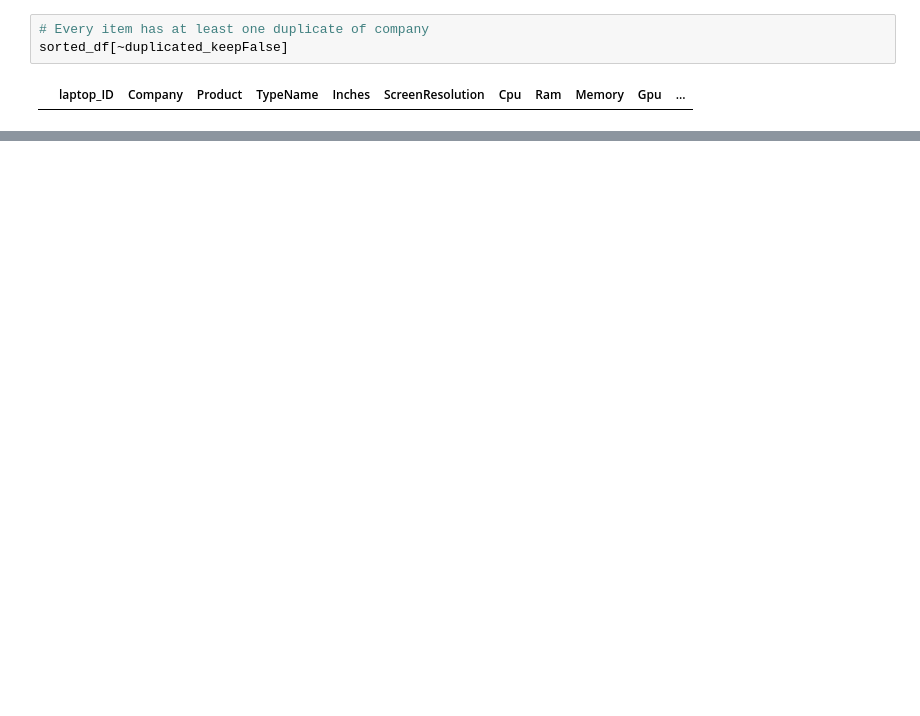
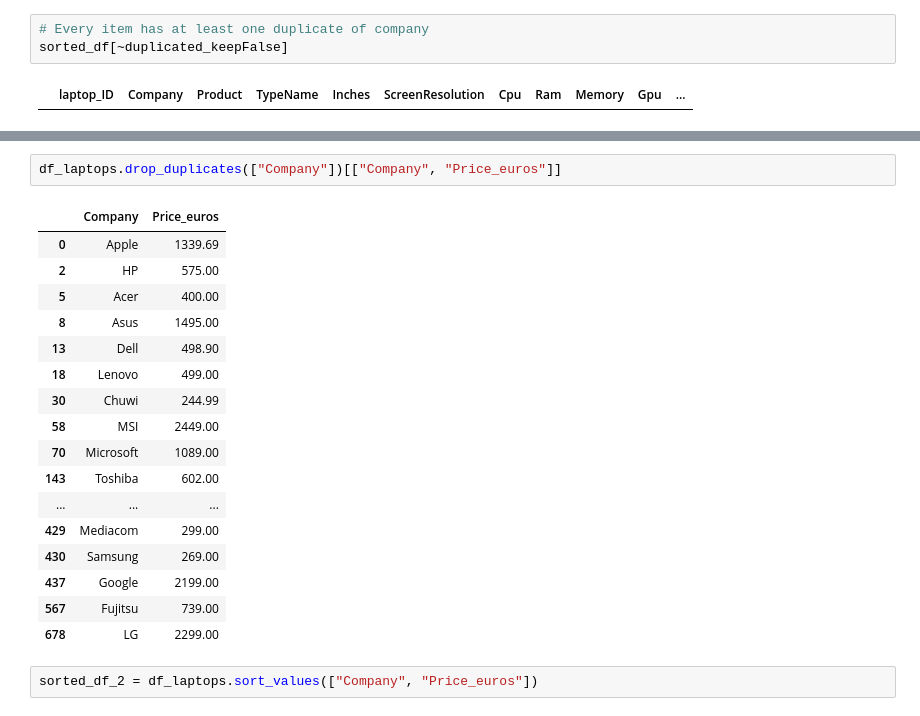
Before and after one commit to Giacomo98DaRe/Python_DataScience, a Jupyter notebook: LessonNotebooks/3. Filtering Data/duplicated_method.ipynb, the cells around one changed output, grey strips where cells are left out. Saved outputs shown, nothing was run; the diff lists cells and outputs as text; blank space fills up the shorter version.

Commit message:
Drop duplicate. Finish duplicate methods.

```diff
--- a/LessonNotebooks/3. Filtering Data/duplicated_method.ipynb
+++ b/LessonNotebooks/3. Filtering Data/duplicated_method.ipynb
@@ -139,0 +165,22 @@ sorted_df[~duplicated_keepFalse]
+# %%
+df_laptops.drop_duplicates(["Company"])[["Company", "Price_euros"]]
+# %% [output]
+|  | Company | Price_euros |
+| 0 | Apple | 1339.69 |
+| 2 | HP | 575.00 |
+| 5 | Acer | 400.00 |
+| 8 | Asus | 1495.00 |
+| 13 | Dell | 498.90 |
+| 18 | Lenovo | 499.00 |
+| 30 | Chuwi | 244.99 |
+| 58 | MSI | 2449.00 |
+| 70 | Microsoft | 1089.00 |
+| 143 | Toshiba | 602.00 |
+| ... | ... | ... |
+| 429 | Mediacom | 299.00 |
+| 430 | Samsung | 269.00 |
+| 437 | Google | 2199.00 |
+| 567 | Fujitsu | 739.00 |
+| 678 | LG | 2299.00 |
+# %%
+sorted_df_2 = df_laptops.sort_values(["Company", "Price_euros"])
```
Also changed, not shown: parts of 20 cells of this notebook.
